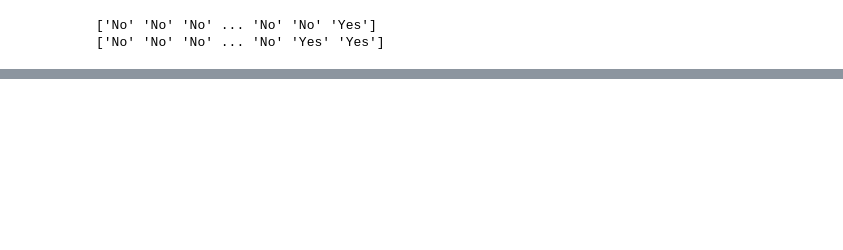
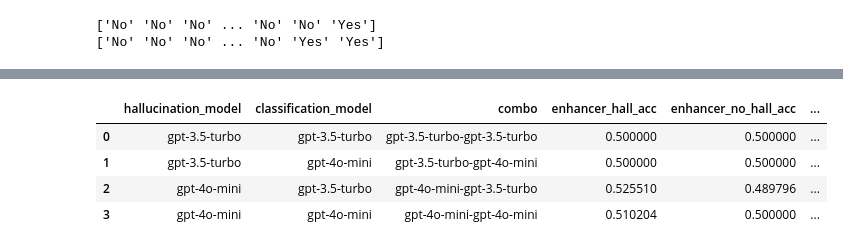
Before and after one commit to Peter-Shamoun/Hallucinations-in-Nucleotide-Discovery, a Jupyter notebook: GPT.ipynb, the cells around one changed output, grey strips where cells are left out. Drawn from its saved outputs; the diff is of its cells as text; code cells hidden in the pictures; blank space fills up the shorter version.

```diff
--- a/GPT.ipynb
+++ b/GPT.ipynb
@@ -282,0 +239,85 @@ pivot_df
+# %%
+features = ['enhancer', 'promoter', 'splice_site', 'methylated', 'protein_coding']
+summary_data = []
+
+for hallucination_model in MODELS:
+    for classification_model in MODELS:
+        model_combo = f"{hallucination_model}-{classification_model}"
+        combo_df = df[(df['hallucination_model'] == hallucination_model) &
+                       (df['classification_model'] == classification_model)]
+
+        row_data = {
+            'hallucination_model': hallucination_model,
+            'classification_model': classification_model,
+            'combo': model_combo
+        }
+
+        # Calculate accuracy for each feature
+        for feature in features:
+            feature_df = combo_df[combo_df['file_name'].str.contains(feature)]
+
+            hall_acc = feature_df['hallucination_correct'].mean() if len(feature_df) > 0 else np.nan
+            no_hall_acc = feature_df['no_hallucination_correct'].mean() if len(feature_df) > 0 else np.nan
+
+            row_data[f'{feature}_hall_acc'] = hall_acc
+            row_data[f'{feature}_no_hall_acc'] = no_hall_acc
+
+        # Calculate overall accuracy
+        row_data['overall_hall_acc'] = combo_df['hallucination_correct'].mean()
+        row_data['overall_no_hall_acc'] = combo_df['no_hallucination_correct'].mean()
+
+        summary_data.append(row_data)
+
+summary_df = pd.DataFrame(summary_data)
+
+# Create pivot tables for easier comparison
+hall_pivot = pd.pivot_table(
+    summary_df,
+    values=['overall_hall_acc'] + [f'{f}_hall_acc' for f in features],
+    index='hallucination_model',
+    columns='classification_model'
+)
+
+no_hall_pivot = pd.pivot_table(
+    summary_df,
+    values=['overall_no_hall_acc'] + [f'{f}_no_hall_acc' for f in features],
+    index='hallucination_model',
+    columns='classification_model'
+)
+
+# Save summary results
+summary_df.to_csv("cross_model_summary.csv", index=False)
+hall_pivot.to_csv("cross_model_hall_pivot.csv")
+no_hall_pivot.to_csv("cross_model_no_hall_pivot.csv")
+
+# Generate difference analysis (how much hallucination affects accuracy)
+diff_data = []
+for _, row in summary_df.iterrows():
+    diff_row = {
+        'hallucination_model': row['hallucination_model'],
+        'classification_model': row['classification_model'],
+        'combo': row['combo'],
+        'overall_diff': row['overall_no_hall_acc'] - row['overall_hall_acc']
+    }
+
+    for feature in features:
+        diff_row[f'{feature}_diff'] = row[f'{feature}_no_hall_acc'] - row[f'{feature}_hall_acc']
+
+    diff_data.append(diff_row)
+
+diff_df = pd.DataFrame(diff_data)
+diff_pivot = pd.pivot_table(
+    diff_df,
+    values=['overall_diff'] + [f'{f}_diff' for f in features],
+    index='hallucination_model',
+    columns='classification_model'
+)
+
+diff_df.to_csv("cross_model_diff.csv", index=False)
+diff_pivot.to_csv("cross_model_diff_pivot.csv")
+
+print("Analysis complete. Results saved to CSV files.")
+
+# Return the summary dataframe for quick inspection
+summary_df
+# %% [output]
@@ -282,0 +325,5 @@ pivot_df
+|  | hallucination_model | classification_model | combo | enhancer_hall_acc | enhancer_no_hall_acc | ... |
+| 0 | gpt-3.5-turbo | gpt-3.5-turbo | gpt-3.5-turbo-gpt-3.5-turbo | 0.500000 | 0.500000 | ... |
+| 1 | gpt-3.5-turbo | gpt-4o-mini | gpt-3.5-turbo-gpt-4o-mini | 0.500000 | 0.500000 | ... |
+| 2 | gpt-4o-mini | gpt-3.5-turbo | gpt-4o-mini-gpt-3.5-turbo | 0.525510 | 0.489796 | ... |
+| 3 | gpt-4o-mini | gpt-4o-mini | gpt-4o-mini-gpt-4o-mini | 0.510204 | 0.500000 | ... |
```
Also changed, not shown: parts of 12 cells of this notebook, 7 other files.
